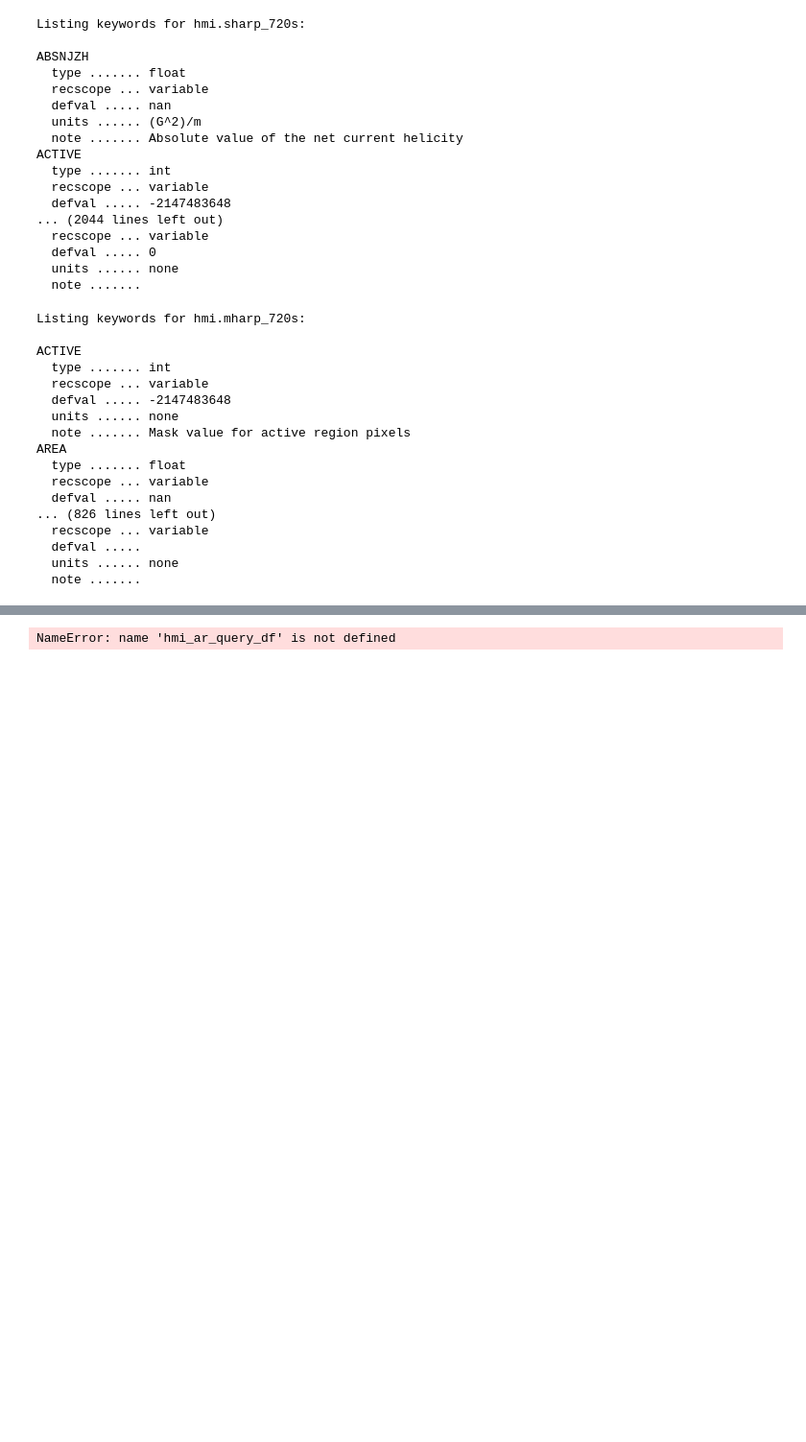
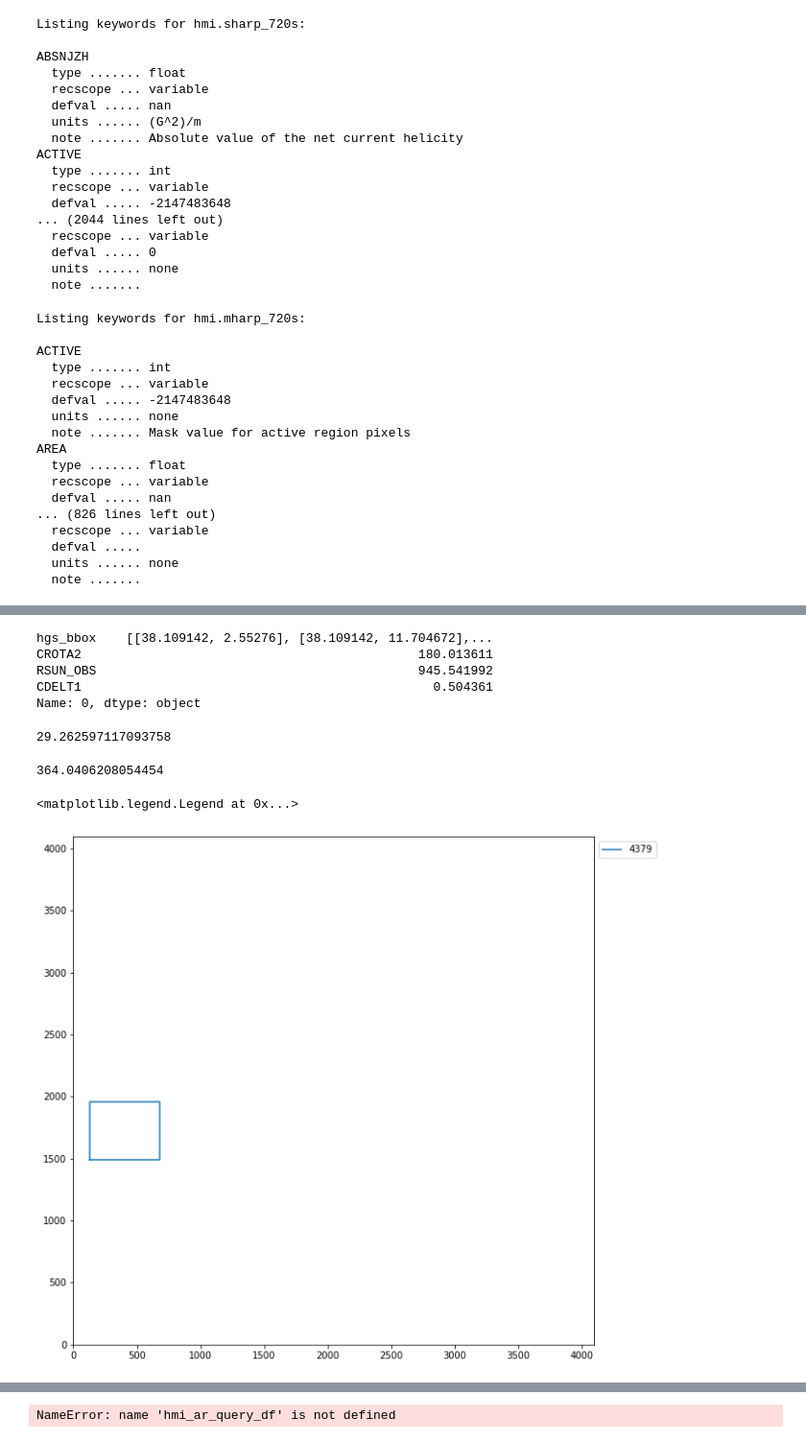
Before and after one commit to jpadial15/ALEXIS_pipeline, a Jupyter notebook: jupyter_notebooks/create_DRMS_HARP_db.ipynb, the cells around one changed output, grey strips where cells are left out. Shown: that part at 96% size. Cells and saved outputs as stored; diff of their text form; code cells hidden in the pictures; blank space fills up the shorter version.

```diff
--- a/jupyter_notebooks/create_DRMS_HARP_db.ipynb
+++ b/jupyter_notebooks/create_DRMS_HARP_db.ipynb
@@ -251,0 +517,44 @@ hmi_ar_query_df_mharp
+# %%
+joined_time_stamp['pixel_bbox_2'] = [get_pixel_boundary_box(row) for _,row in joined_copy.iterrows()]
+
+joined_time_stamp.hgs_bbox.iloc[0], joined_time_stamp.CROTA2.iloc[0], joined_time_stamp.RSUN_OBS.iloc[0]
+
+joined_time_stamp[['hgs_bbox', 'CROTA2', 'RSUN_OBS', 'CDELT1']].iloc[0]
+# %% [output]
+hgs_bbox    [[38.109142, 2.55276], [38.109142, 11.704672],...
+CROTA2                                             180.013611
+RSUN_OBS                                           945.541992
+CDELT1                                               0.504361
+Name: 0, dtype: object
+# %%
+crota2, rsun, cdelt1, crsize1, crsize2 = joined_time_stamp[ ['CROTA2', 'RSUN_OBS', 'CDELT1', 'CRSIZE1', 'CRSIZE2']].iloc[0]
+
+np.abs(crsize1*np.cos(crota2)- crsize2*np.sin(crota2))*cdelt1
+# %% [output]
+29.262597117093758
+# %%
+abs(crsize2* np.cos(crota2)+ crsize1* np.sin(crota2))*cdelt1
+# %% [output]
+364.0406208054454
+# %%
+import numpy as np
+import matplotlib.pyplot as plt
+
+fig = plt.figure(figsize = (10,10))
+ax = fig.add_subplot(111)
+
+ax.set_ylim(0,4096)
+ax.set_xlim(0,4096)
+
+for harp_num, group in joined_time_stamp[:1].groupby(['HARPNUM']):
+
+    for _, row in group.iloc[:1].iterrows():
+
+        array_bbox = np.array(row.pixel_bbox_2)
+
+        ax.plot(array_bbox[:,0], array_bbox[:,1], label = harp_num)
+
+ax.legend(loc='upper left', bbox_to_anchor=(1, 1))
+# %% [output]
+<matplotlib.legend.Legend at 0x...>
+[figure, added]
```
Also changed, not shown: parts of 53 cells of this notebook.
